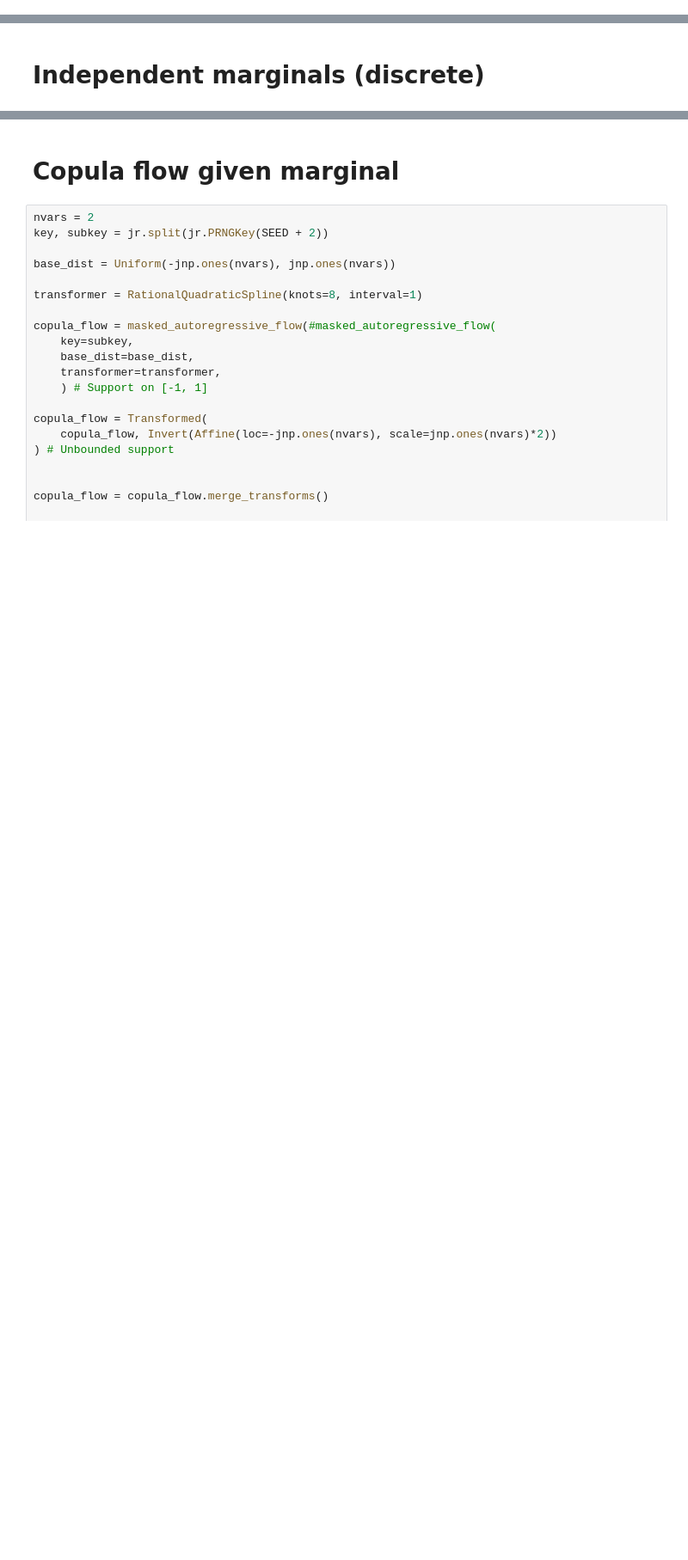
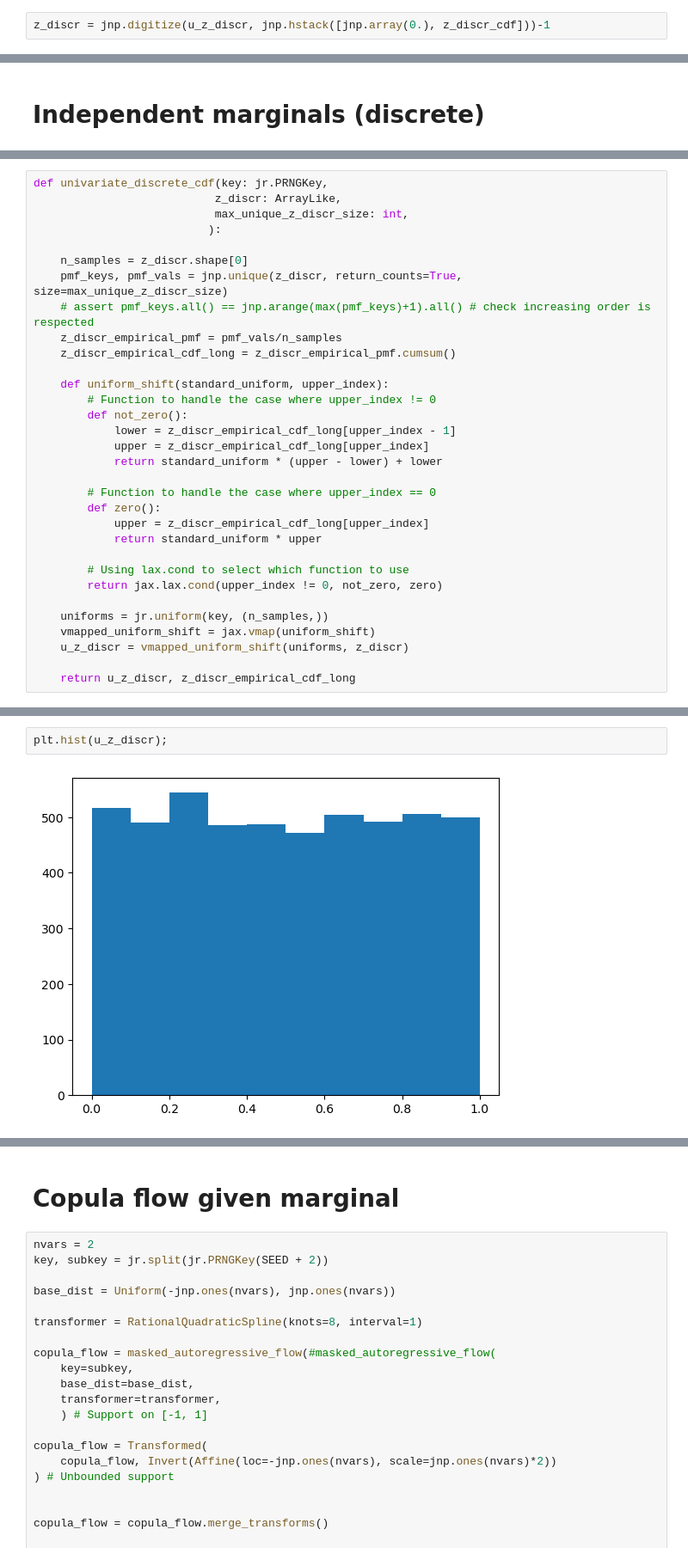
Before and after one commit to llaurabatt/frugal-flows, a Jupyter notebook: clean_playground.ipynb, the cells around one changed output, grey strips where cells are left out. Shown at 86% size. Saved outputs shown, nothing was run; the diff lists cells and outputs as text; blank space fills up the shorter version.

```diff
--- a/clean_playground.ipynb
+++ b/clean_playground.ipynb
@@ -49,0 +63,2 @@ z_discr_probs = jnp.array(logit_args)/logit_args.sum()
+# %%
+z_discr = jnp.digitize(u_z_discr, jnp.hstack([jnp.array(0.), z_discr_cdf]))-1
@@ -115,0 +152,32 @@ u_z_discr.shape
+# %%
+def univariate_discrete_cdf(key: jr.PRNGKey,
+                           z_discr: ArrayLike,
+                           max_unique_z_discr_size: int,
+                          ):
+
+    n_samples = z_discr.shape[0]
+    pmf_keys, pmf_vals = jnp.unique(z_discr, return_counts=True, size=max_unique_z_discr_size)
+    # assert pmf_keys.all() == jnp.arange(max(pmf_keys)+1).all() # check increasing order is respected
+    z_discr_empirical_pmf = pmf_vals/n_samples
+    z_discr_empirical_cdf_long = z_discr_empirical_pmf.cumsum()
+
+    def uniform_shift(standard_uniform, upper_index):
+        # Function to handle the case where upper_index != 0
+        def not_zero():
+            lower = z_discr_empirical_cdf_long[upper_index - 1]
+            upper = z_discr_empirical_cdf_long[upper_index]
+            return standard_uniform * (upper - lower) + lower
+
+        # Function to handle the case where upper_index == 0
+        def zero():
+            upper = z_discr_empirical_cdf_long[upper_index]
+            return standard_uniform * upper
+
+        # Using lax.cond to select which function to use
+        return jax.lax.cond(upper_index != 0, not_zero, zero)
+
+    uniforms = jr.uniform(key, (n_samples,))
+    vmapped_uniform_shift = jax.vmap(uniform_shift)
+    u_z_discr = vmapped_uniform_shift(uniforms, z_discr)
+
+    return u_z_discr, z_discr_empirical_cdf_long
@@ -115,0 +189,4 @@ u_z_discr.shape
+# %%
+plt.hist(u_z_discr);
+# %% [output]
+[figure, added]
```
Also changed, not shown: parts of 44 cells of this notebook.
